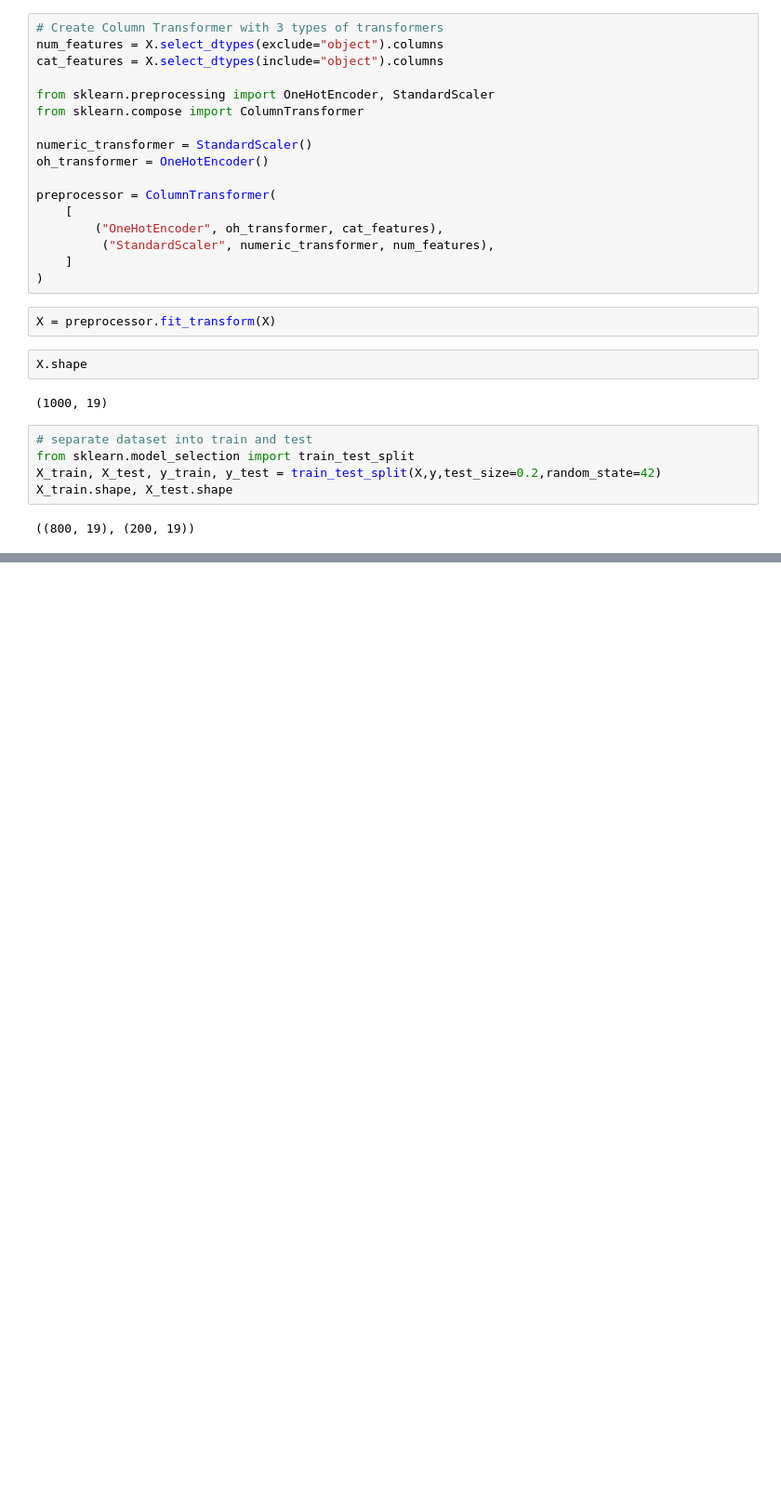
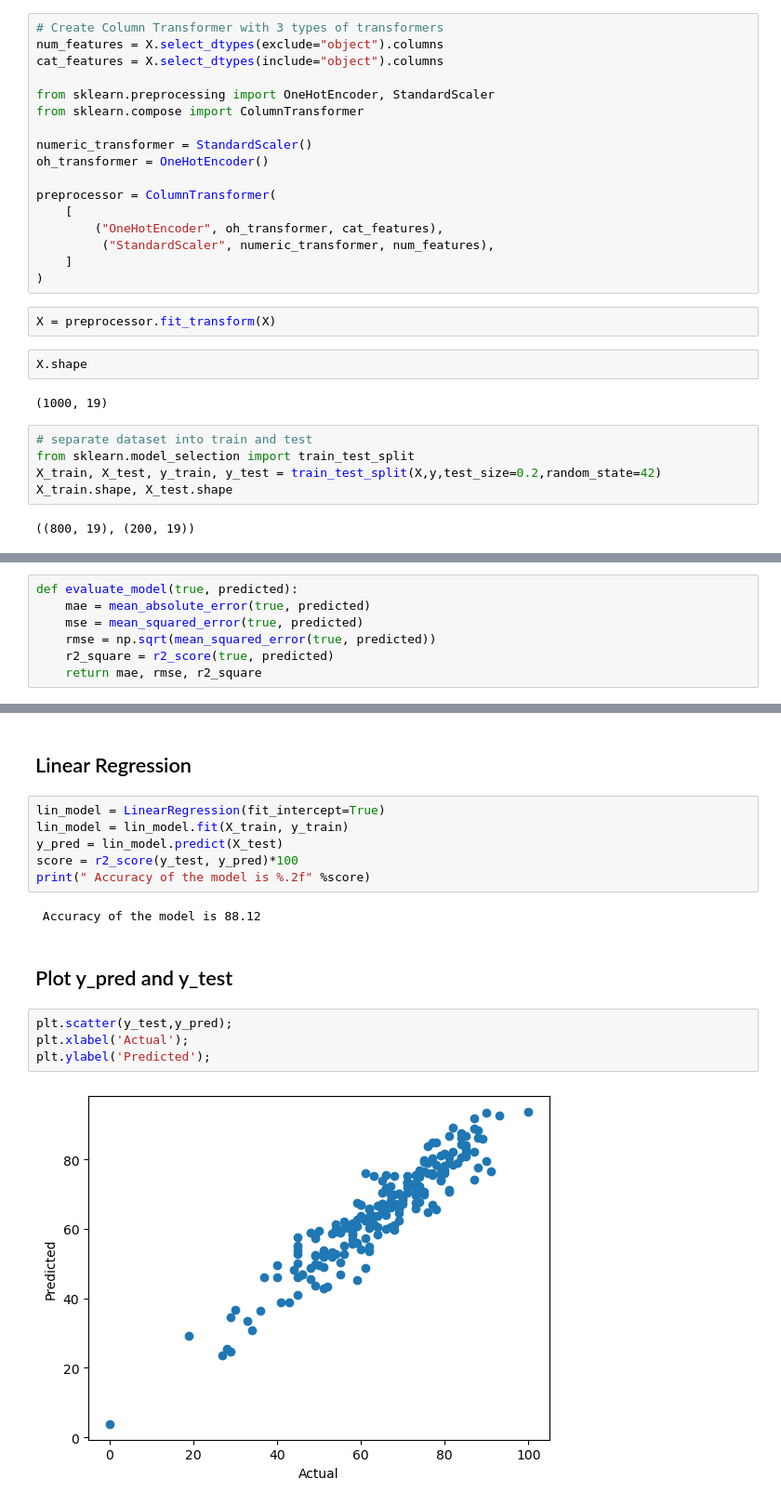
Before and after one commit to MustafaAkolawala/Performance-evaluation-system, a Jupyter notebook: notebooks/model_training.ipynb, the cells around one changed output, grey strips where cells are left out. Shown: that part at 93% size. Saved outputs shown, nothing was run; the diff lists cells and outputs as text; blank space fills up the shorter version.

Commit message:
create Model for testing
tested multiple models on several different metrics to figure out which
model perfroms the best. chose linear regression model for predicting
the score.

```diff
--- a/notebooks/model_training.ipynb
+++ b/notebooks/model_training.ipynb
@@ -70,0 +73,7 @@ X_train.shape, X_test.shape
+# %%
+def evaluate_model(true, predicted):
+    mae = mean_absolute_error(true, predicted)
+    mse = mean_squared_error(true, predicted)
+    rmse = np.sqrt(mean_squared_error(true, predicted))
+    r2_square = r2_score(true, predicted)
+    return mae, rmse, r2_square
@@ -70,0 +156,18 @@ X_train.shape, X_test.shape
+# %% [markdown]
+## Linear Regression
+# %%
+lin_model = LinearRegression(fit_intercept=True)
+lin_model = lin_model.fit(X_train, y_train)
+y_pred = lin_model.predict(X_test)
+score = r2_score(y_test, y_pred)*100
+print(" Accuracy of the model is %.2f" %score)
+# %% [output]
+ Accuracy of the model is 88.12
+# %% [markdown]
+## Plot y_pred and y_test
+# %%
+plt.scatter(y_test,y_pred);
+plt.xlabel('Actual');
+plt.ylabel('Predicted');
+# %% [output]
+[figure, added]
```
Also changed, not shown: parts of 7 cells of this notebook.
